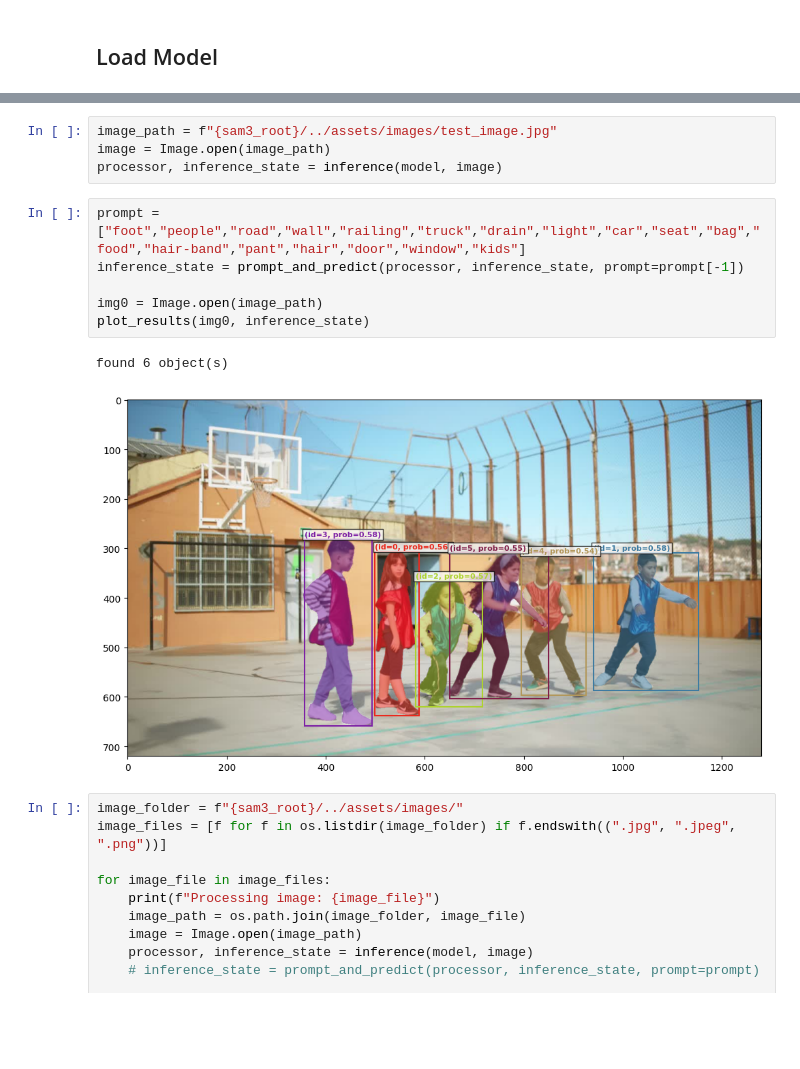
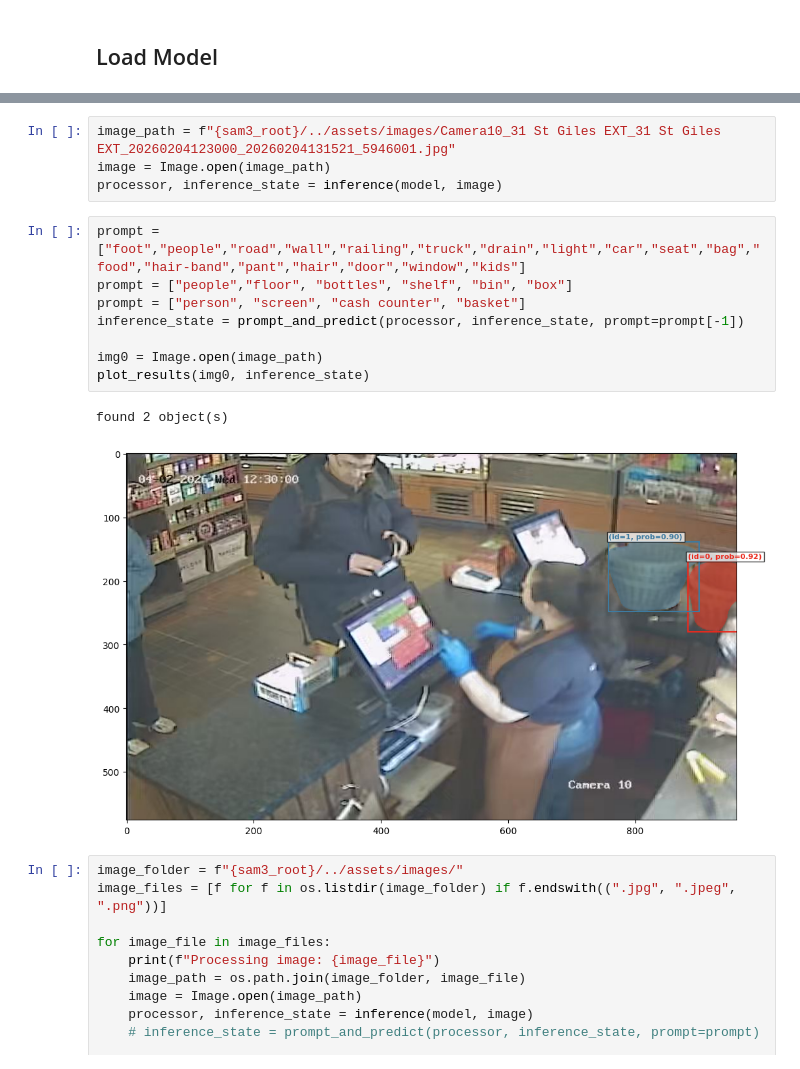
Before and after one commit to rhubarb-ai/sam3-cpu, a Jupyter notebook: notebook/image_predictor_example.ipynb, the cells around one changed output, grey strips where cells are left out. Drawn from its saved outputs; the diff is of its cells as text; blank space fills up the shorter version.

```diff
--- a/notebook/image_predictor_example.ipynb
+++ b/notebook/image_predictor_example.ipynb
@@ -102,17 +104,19 @@ model = build_model(bpe_path=f"{sam3_root}/assets/bpe_simple_vocab_16e6.txt.gz",
 Loading model on device: cpu
 # %%
-image_path = f"{sam3_root}/../assets/images/test_image.jpg"
+image_path = f"{sam3_root}/../assets/images/Camera10_31 St Giles EXT_31 St Giles EXT_20260204123000_20260204131521_5946001.jpg"
 image = Image.open(image_path)
 processor, inference_state = inference(model, image)
 # %%
 prompt = ["foot","people","road","wall","railing","truck","drain","light","car","seat","bag","food","hair-band","pant","hair","door","window","kids"]
+prompt = ["people","floor", "bottles", "shelf", "bin", "box"]
+prompt = ["person", "screen", "cash counter", "basket"]
 inference_state = prompt_and_predict(processor, inference_state, prompt=prompt[-1])
 
 img0 = Image.open(image_path)
 plot_results(img0, inference_state)
 # %% [output]
-found 6 object(s)
+found 2 object(s)
-[figure, old version]
+[figure, new version]
 # %%
 image_folder = f"{sam3_root}/../assets/images/"
 image_files = [f for f in os.listdir(image_folder) if f.endswith((".jpg", ".jpeg", ".png"))]
```
Also changed, not shown: parts of 3 cells of this notebook, 32 other files.
